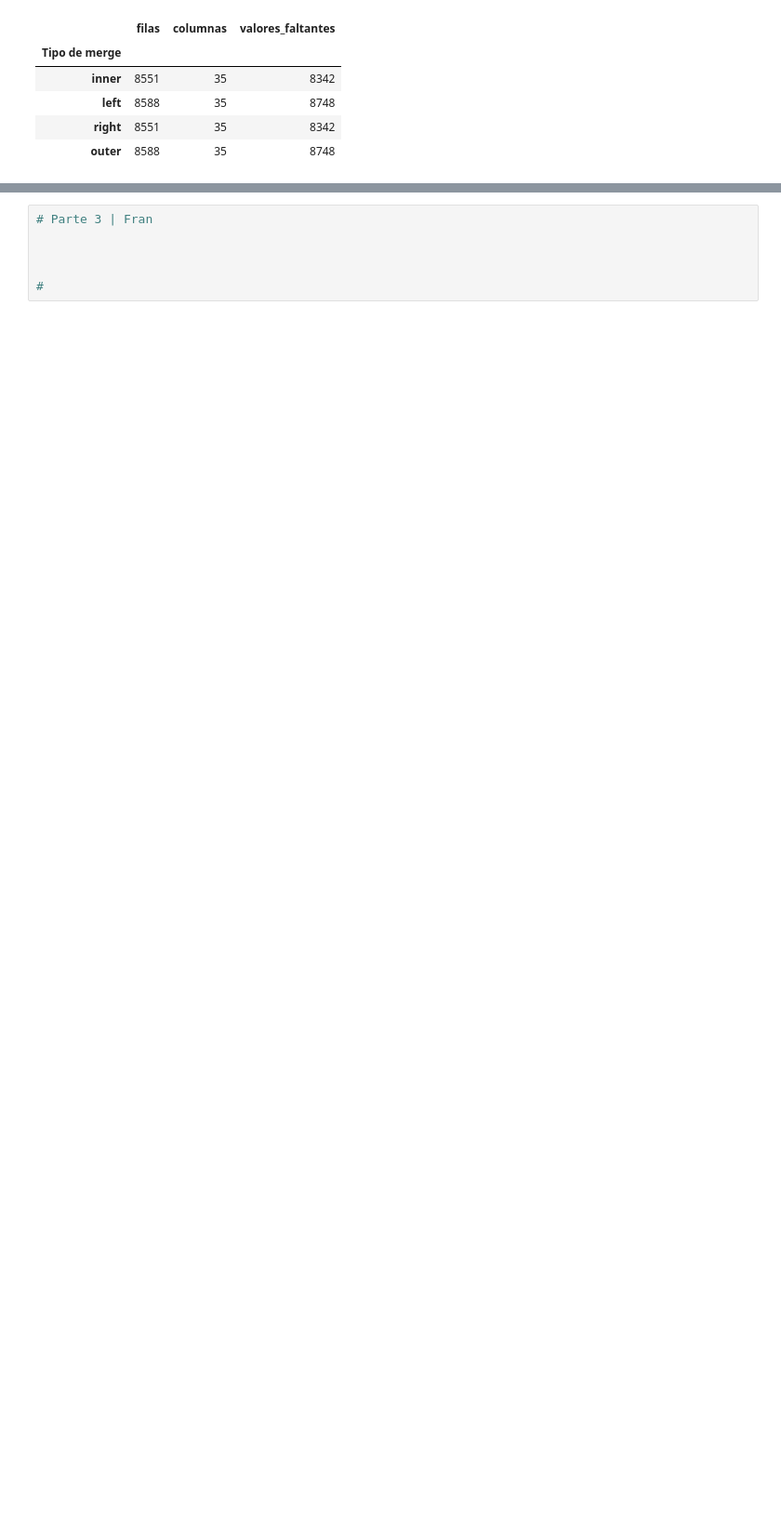
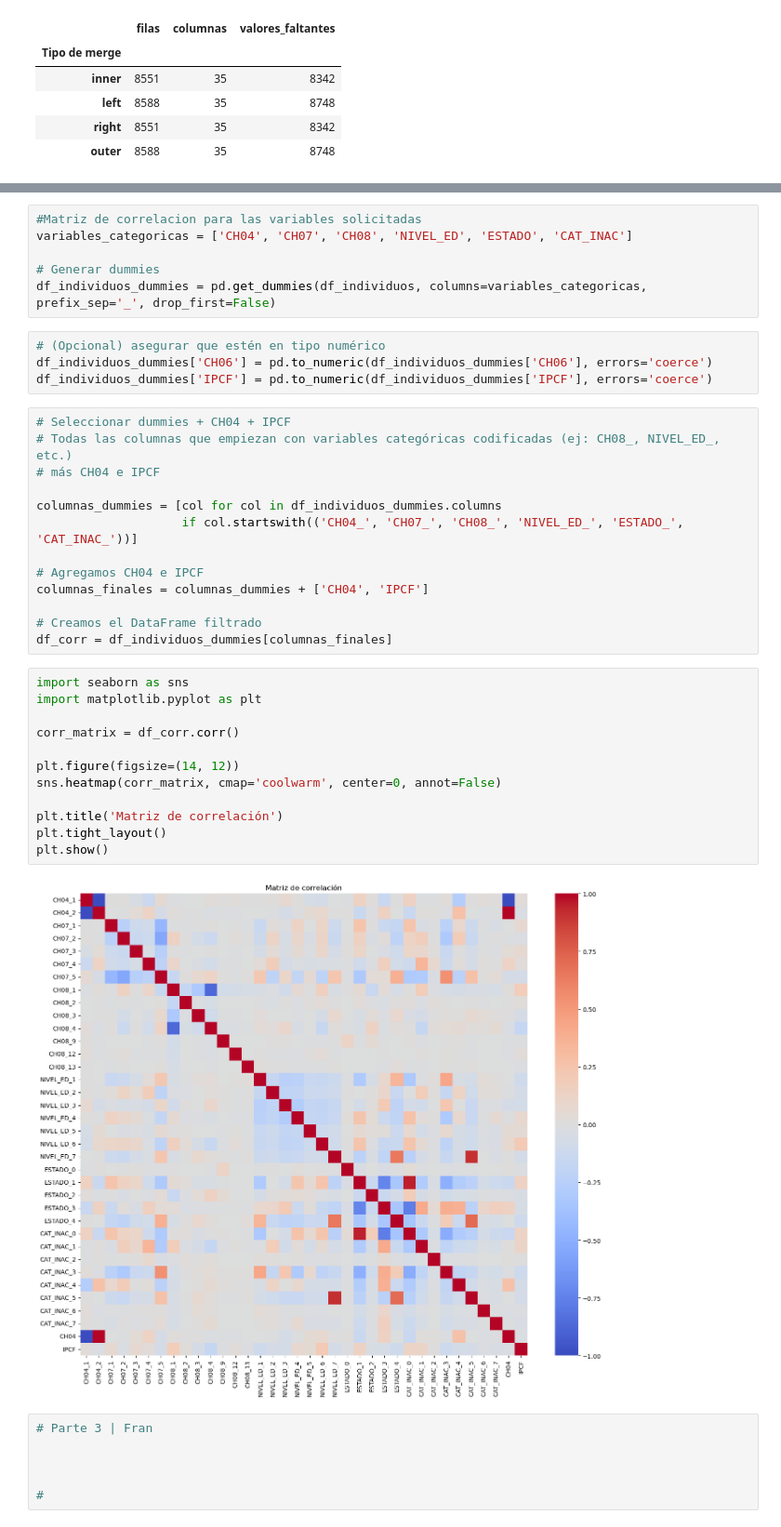
Before and after one commit to franlecam/BigDataUBA-Grupo1, a Jupyter notebook: tp1.ipynb, the cells around one changed output, grey strips where cells are left out. Shown: that part at 93% size. Drawn from its saved outputs; the diff is of its cells as text; blank space fills up the shorter version.

```diff
--- a/tp1.ipynb
+++ b/tp1.ipynb
@@ -961,3 +985,40 @@ display(df_resumen)
+# %%
+#Matriz de correlacion para las variables solicitadas
+variables_categoricas = ['CH04', 'CH07', 'CH08', 'NIVEL_ED', 'ESTADO', 'CAT_INAC']
+
+# Generar dummies
+df_individuos_dummies = pd.get_dummies(df_individuos, columns=variables_categoricas, prefix_sep='_', drop_first=False)
+# %%
+# (Opcional) asegurar que estén en tipo numérico
+df_individuos_dummies['CH06'] = pd.to_numeric(df_individuos_dummies['CH06'], errors='coerce')
+df_individuos_dummies['IPCF'] = pd.to_numeric(df_individuos_dummies['IPCF'], errors='coerce')
+# %%
+# Seleccionar dummies + CH04 + IPCF
+# Todas las columnas que empiezan con variables categóricas codificadas (ej: CH08_, NIVEL_ED_, etc.)
+# más CH04 e IPCF
+
+columnas_dummies = [col for col in df_individuos_dummies.columns
+                    if col.startswith(('CH04_', 'CH07_', 'CH08_', 'NIVEL_ED_', 'ESTADO_', 'CAT_INAC_'))]
+
+# Agregamos CH04 e IPCF
+columnas_finales = columnas_dummies + ['CH04', 'IPCF']
+
+# Creamos el DataFrame filtrado
+df_corr = df_individuos_dummies[columnas_finales]
+# %%
+import seaborn as sns
+import matplotlib.pyplot as plt
+
+corr_matrix = df_corr.corr()
+
+plt.figure(figsize=(14, 12))
+sns.heatmap(corr_matrix, cmap='coolwarm', center=0, annot=False)
+
+plt.title('Matriz de correlación')
+plt.tight_layout()
+plt.show()
+# %% [output]
+[figure, added]
 # %%
 # Parte 3 | Fran
 
```
Also changed, not shown: parts of 2 cells of this notebook.
